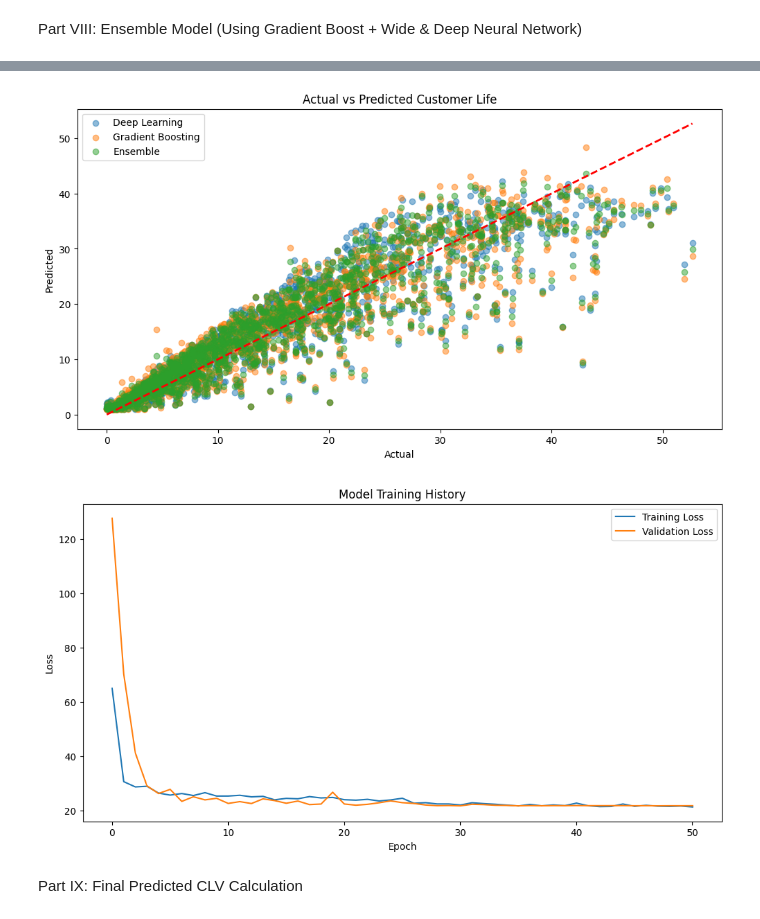
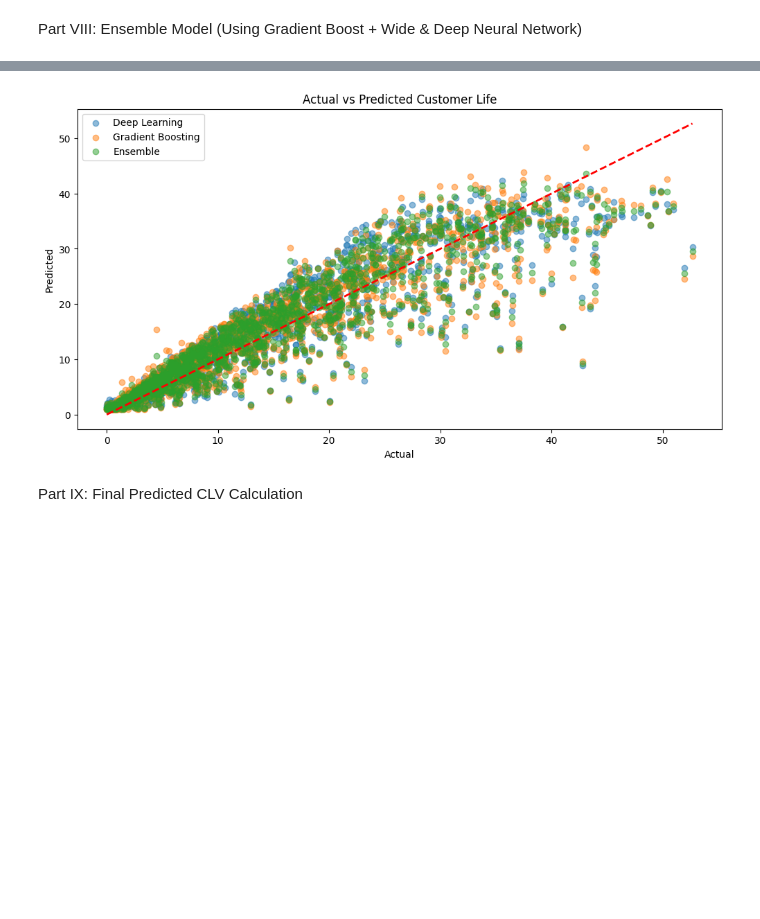
Before and after one commit to NumanESchulich/SchulichDataScience, a Jupyter notebook: Data Science I (MBAN 6110T)/Assignments/Assignment II/Assignment II.ipynb, the cells around one changed output, grey strips where cells are left out. Saved outputs shown, nothing was run; the diff lists cells and outputs as text; code cells hidden in the pictures; blank space fills up the shorter version.

```diff
--- a/Data Science I (MBAN 6110T)/Assignments/Assignment II/Assignment II.ipynb
+++ b/Data Science I (MBAN 6110T)/Assignments/Assignment II/Assignment II.ipynb
@@ -1049,15 +1039,5 @@ plt.ylabel('Predicted')
 plt.title('Actual vs Predicted Customer Life')
 plt.legend()
 plt.show()
-
-# Plot training history for deep learning model
-plt.figure(figsize=(12, 6))
-plt.plot(history.history['loss'], label='Training Loss')
-plt.plot(history.history['val_loss'], label='Validation Loss')
-plt.title('Model Training History')
-plt.xlabel('Epoch')
-plt.ylabel('Loss')
-plt.legend()
-plt.show()
 # %% [output]
 Epoch 1/200
@@ -1080,5 +1060,4 @@ R2: 0.8423
-[figure, old version]
+[figure, new version]
-[figure, removed]
 # %% [markdown]
 Part IX: Final Predicted CLV Calculation
 # %%
```
Also changed, not shown: parts of 7 cells of this notebook.
